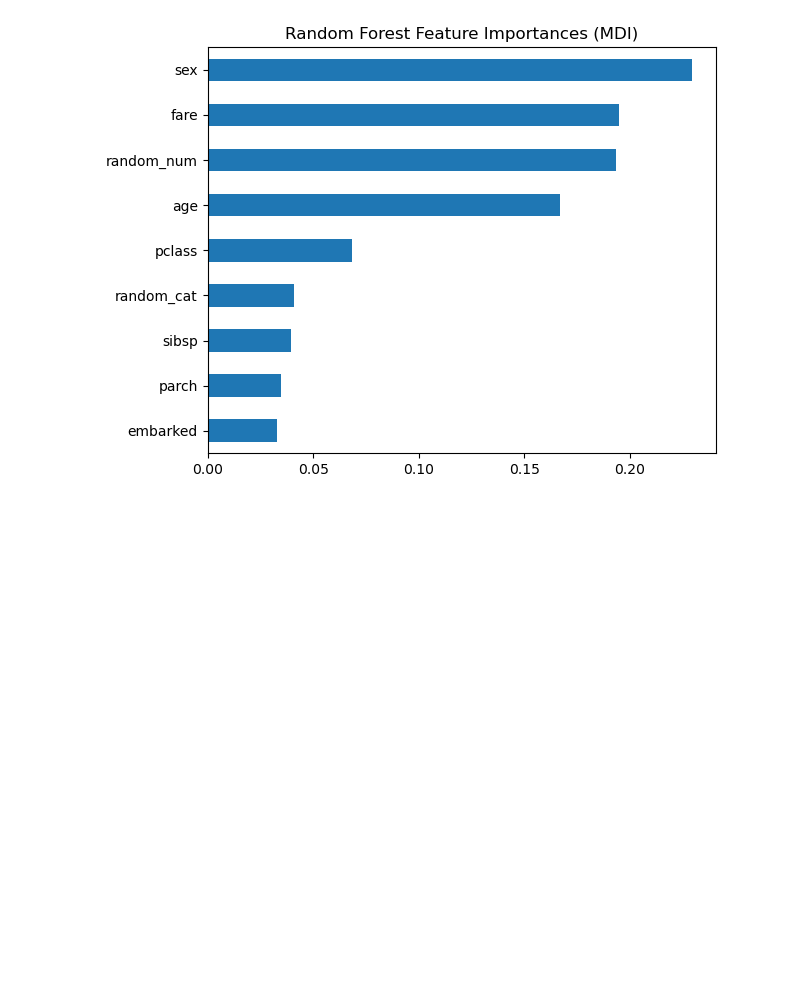
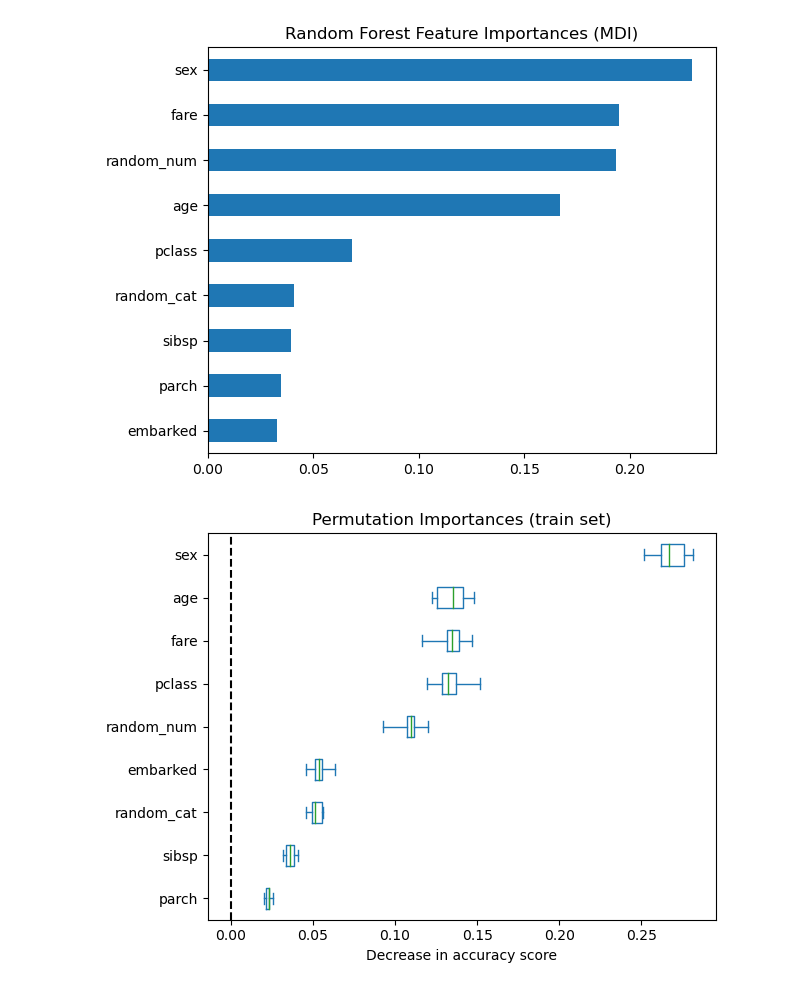
Before and after one commit to meticulousdev/TestCode, a Jupyter notebook: random_forest/test_feature_importance.ipynb, the cells around one changed output. Drawn from its saved outputs; the diff is of its cells as text; code cells hidden in the pictures; blank space fills up the shorter version.

Commit message:
permutation importances

```diff
--- a/random_forest/test_feature_importance.ipynb
+++ b/random_forest/test_feature_importance.ipynb
@@ -102,0 +105,17 @@ ax.figure.tight_layout()
+# %%
+result = permutation_importance(
+    rf, X_train, y_train, n_repeats=10, random_state=42, n_jobs=2
+)
+
+sorted_importances_idx = result.importances_mean.argsort()
+importances = pd.DataFrame(
+    result.importances[sorted_importances_idx].T,
+    columns=X.columns[sorted_importances_idx],
+)
+ax = importances.plot.box(vert=False, whis=10)
+ax.set_title("Permutation Importances (train set)")
+ax.axvline(x=0, color="k", linestyle="--")
+ax.set_xlabel("Decrease in accuracy score")
+ax.figure.tight_layout()
+# %% [output]
+[figure, added]
```
Also changed, not shown: parts of 2 cells of this notebook.
